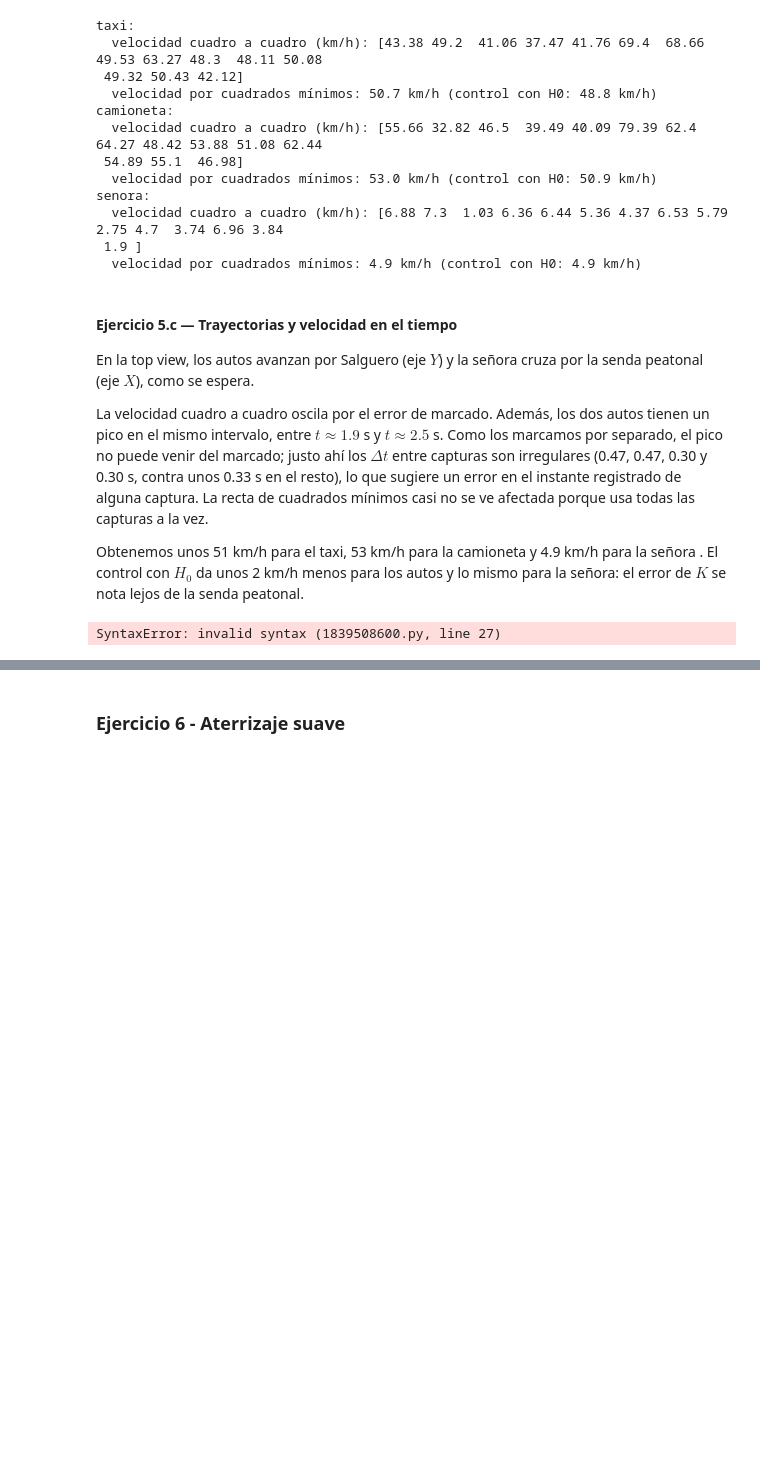
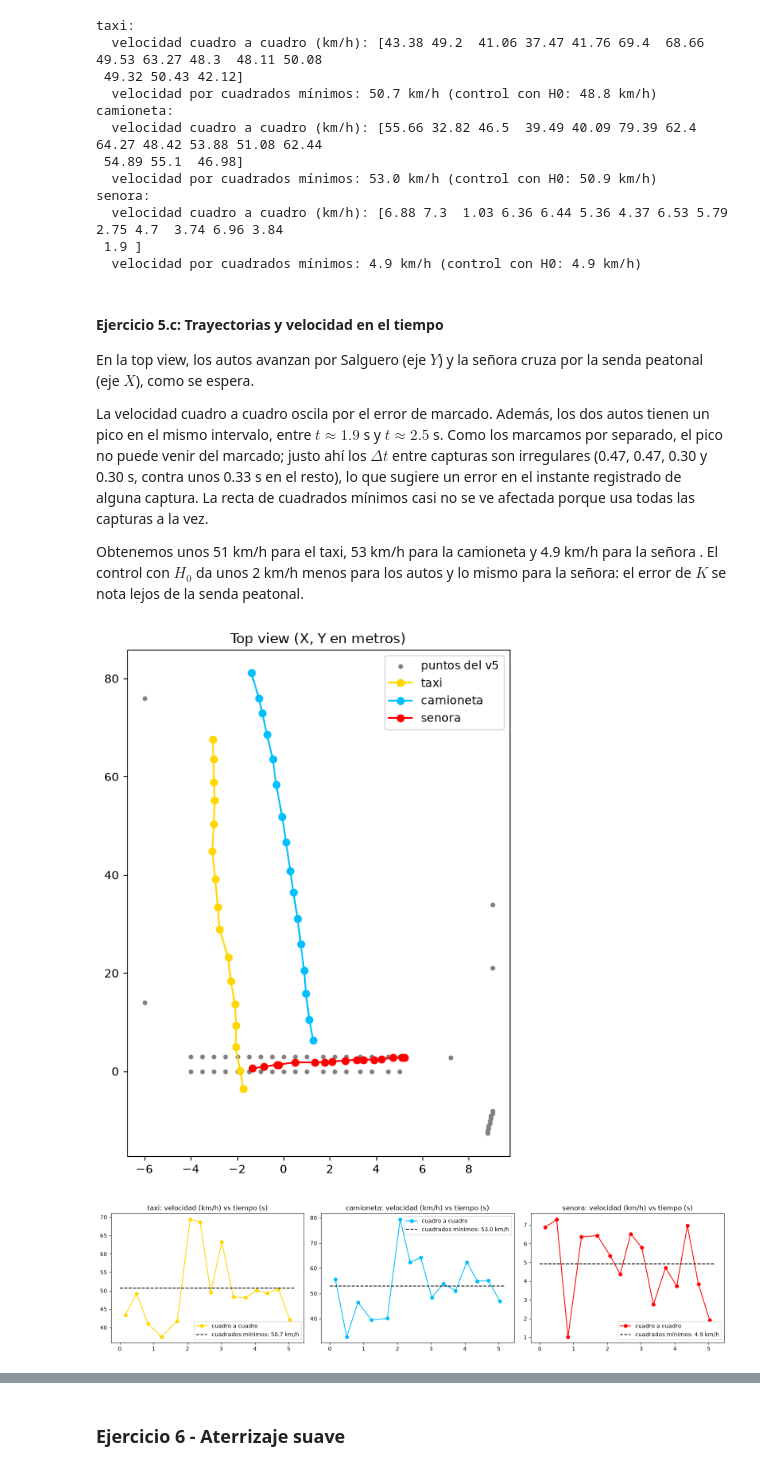
Before and after one commit to isluly/TP-ALC, a Jupyter notebook: grupo_XX_TP.ipynb, the cells around one changed output, grey strips where cells are left out. Saved outputs shown, nothing was run; the diff lists cells and outputs as text; code cells hidden in the pictures; blank space fills up the shorter version.

```diff
--- a/grupo_XX_TP.ipynb
+++ b/grupo_XX_TP.ipynb
@@ -1056,7 +1056,7 @@ senora:
  1.9 ]
   velocidad por cuadrados mínimos: 4.9 km/h (control con H0: 4.9 km/h)
 # %% [markdown]
-#### Ejercicio 5.c — Trayectorias y velocidad en el tiempo
+#### Ejercicio 5.c: Trayectorias y velocidad en el tiempo
 
 En la top view, los autos avanzan por Salguero (eje $Y$) y la señora cruza por la senda peatonal (eje $X$), como se espera.
 
@@ -1090,33 +1090,39 @@ for i in range(len(agentes)):
 plt.tight_layout()
 plt.show()
 
-calleAImagen = lambda H, X, Y:
+def calleAImagen(H, X, Y):
+    '''
+    Proyecta un punto de la calle (Z = 0) a la imagen.
+    H: homografía de la calle a la imagen. X, Y: coordenadas en metros.
+    Devuelve el píxel (u, v).
+    '''
     puntoHomogeneo = alc.matvec(H, np.array([X, Y, 1]))
     return puntoHomogeneo[:2] / puntoHomogeneo[2]
 
 imagenFinal = mpimg.imread("salguero/gs_dataset/img_10_18_52_546.jpg")
 
 plt.figure(figsize=(12, 9))
 plt.imshow(imagenFinal)
 for agente in agentes:
     marcasAgente = marcados[marcados["agente"] == agente]
     pixeles = np.asarray(marcasAgente[["u", "v"]], dtype=float)
     t = tiempos[agente]
     P = posiciones[agente]
 
     pendienteX = pendienteCuadradosMinimos(t, P[:, 0])
     pendienteY = pendienteCuadradosMinimos(t, P[:, 1])
     rectaEnImagen = np.zeros((len(t), 2))
     for k in range(len(t)):
         X = np.mean(P[:, 0]) + pendienteX * (t[k] - np.mean(t))
         Y = np.mean(P[:, 1]) + pendienteY * (t[k] - np.mean(t))
         rectaEnImagen[k] = calleAImagen(Hcalle, X, Y)
 
     plt.plot(pixeles[:, 0], pixeles[:, 1], "o", color=colores[agente],
              label=agente + " (%.1f km/h)" % (velocidadesCM[agente] * 3.6))
     plt.plot(rectaEnImagen[:, 0], rectaEnImagen[:, 1], "--", color=colores[agente])
 plt.legend()
 plt.title("Ejercicio 5.c: puntos marcados y recta de cuadrados mínimos sobre la última captura")
 plt.show()
 # %% [output]
-SyntaxError: invalid syntax (1839508600.py, line 27)
+[figure, added]
+[figure, added]
```
Also changed, not shown: parts of 4 cells of this notebook.
